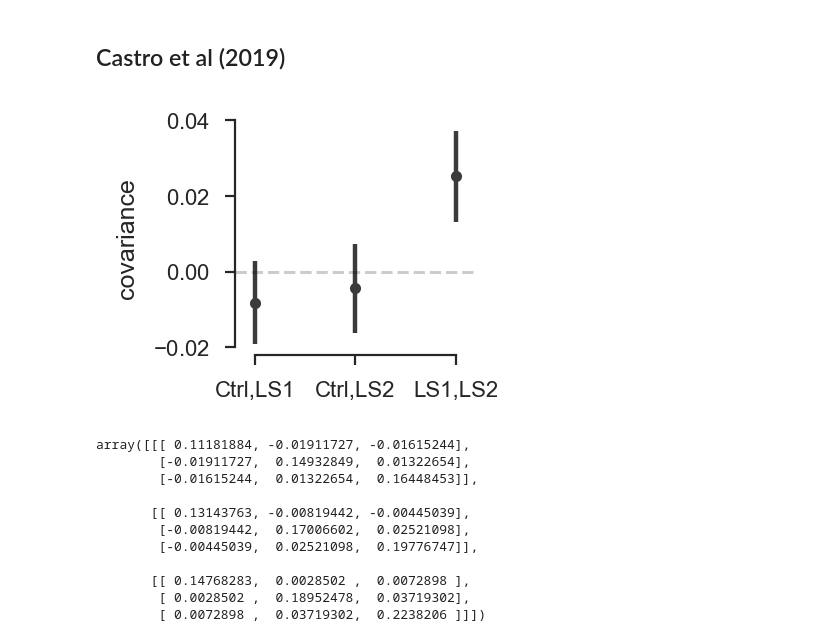
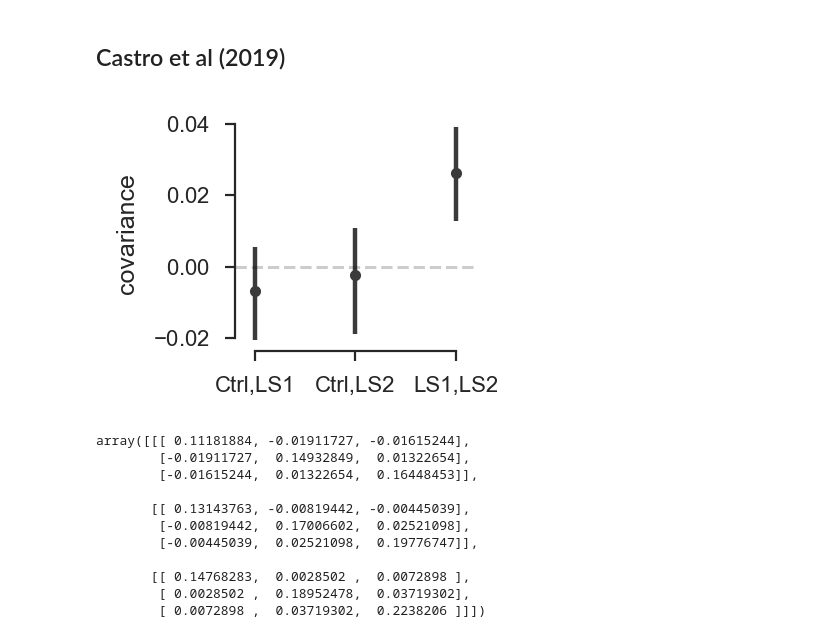
Before and after one commit to vsbuffalo/cvtk, a Jupyter notebook: notebooks/plots/plots.ipynb, the cells around one changed output. Saved outputs shown, nothing was run; the diff lists cells and outputs as text; code cells hidden in the pictures.

```diff
--- a/notebooks/plots/plots.ipynb
+++ b/notebooks/plots/plots.ipynb
@@ -192,37 +192,43 @@ array([[0.        , 0.08542407, 0.12448255, 0.16845072, 0.18751367,
 # %% [markdown]
 ## Castro et al (2019)
 # %%
-castro_covs_cis = np.load("../../data/castro_et_al_2019/castro_et_al_2019_covs_bootstrap.npy")
+castro_covs_cis = np.load("../../data/castro_et_al_2019/covs_bootstrap_10e6.npy")
+castro_covs_sands_chr5_10_cis = np.load("../../data/castro_et_al_2019/covs_sans_chr5_and_chr1_bootstrap_10e6.npy")
 # %%
 plt.style.use('buffalo.mplstyle')
 plt.rc('text', usetex=False)
 
+# get CIs for full data and subset (sans chr 5, 10)
 mean = castro_covs_cis[1]
+mean_subset = castro_covs_sands_chr5_10_cis[1]
 mpl.rcParams['figure.figsize'] = (ONECOL/2.2, ONECOL/2.2)
 #plt.figure(figsize=(5, 5))
 lower, upper = castro_covs_cis[0]-mean, mean-castro_covs_cis[2]
+lower_subset, upper_subset = castro_covs_sands_chr5_10_cis[0]-mean_subset, mean_subset-castro_covs_sands_chr5_10_cis[2]
+
 #comps = [('cov($\Delta p_\mathrm{Ctrl}, \Delta p_\mathrm{LS1}$)', 0, 1), ('cov($\Delta p_\mathrm{Ctrl}, \Delta p_\mathrm{LS2}$)', 0, 2), ('cov($\Delta p_\mathrm{LS1}, \Delta p_\mathrm{LS2}$)', 1, 2)]
 comps = [('Ctrl,LS1', 0, 1),
          ('Ctrl,LS2', 0, 2),
          ('LS1,LS2', 1, 2)]
+# select out the right elements of covariance matrix for each comparision
 means = [mean[r, c] for _, r, c in comps]
 bounds = np.stack([(lower[r, c], upper[r, c]) for _, r, c in comps]).T
 labels = [l for l, _, _ in comps]
 
 ax = plt.subplot()
 ax.errorbar(labels, means, yerr=bounds, capsize=0, fmt='o', linewidth=2, elinewidth=1.6, markersize=3, c='0.23')
 ax.axhline(y=0, c='k', alpha=0.2, linestyle='--')
 
 ax.spines['left'].set_bounds(-0.02, 0.04)
 ax.spines['bottom'].set_bounds(0, 2)
 #ax.tick_params(axis='both', which='major', labelsize=10)
 plt.ylabel('covariance', fontsize=9) #, fontsize=13)
 ax.set_xlim(-0.2, 2.2)
 #plt.xlabel('comparison')
 #ax.set_xticklabels(labels, rotation = 45, ha="right")
 plt.savefig('castro_rep_cis.pdf', bbox_inches="tight")
 # %% [output]
-[figure, old version]
+[figure, new version]
 # %%
 castro_covs_cis
 # %% [output]
```
Also changed, not shown: 4 other files.
